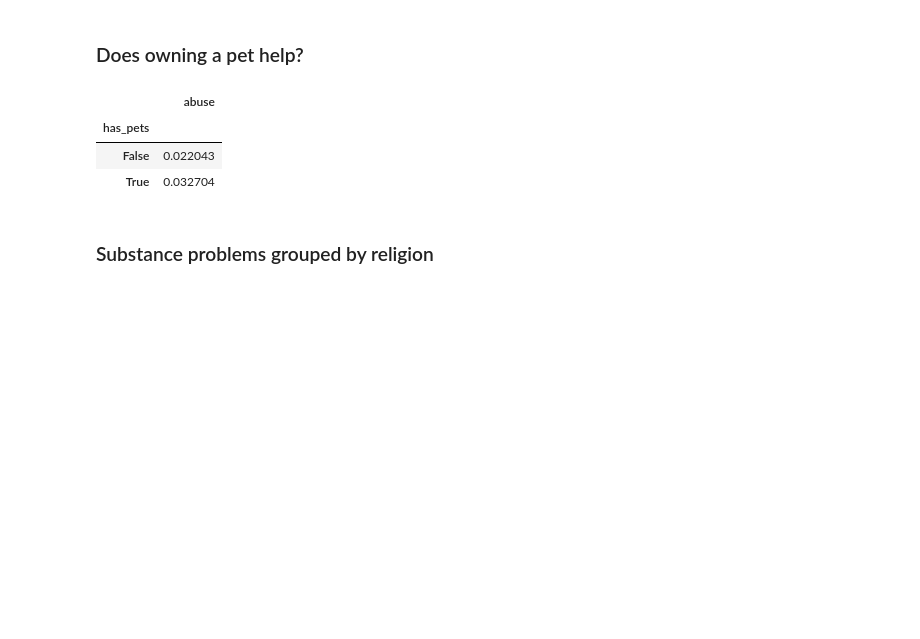
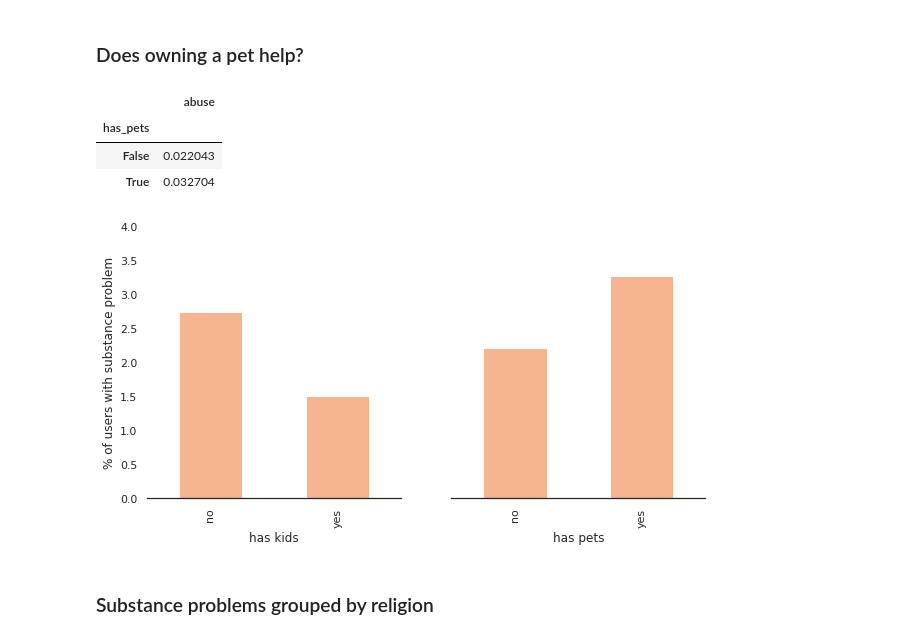
Before and after one commit to brunoarine/substance-problem-study, a Jupyter notebook: notebooks/project.ipynb, the cells around one changed output. Saved outputs shown, nothing was run; the diff lists cells and outputs as text; code cells hidden in the pictures; blank space fills up the shorter version.

```diff
--- a/notebooks/project.ipynb
+++ b/notebooks/project.ipynb
@@ -201,6 +197,27 @@ pets
 | has_pets |  |
 | False | 0.022043 |
 | True | 0.032704 |
+# %%
+kids_plot = kids.rename(index={0: "no", 1: "yes"}).rename_axis("has kids")*100
+pets_plot = pets.rename(index={False: "no", True: "yes"}).rename_axis("has pets")*100
+# %%
+fig, axarr = plt.subplots(1, 2, figsize=(10, 5))
+axarr[0].set_ylabel("% of users with substance problem")
+
+axarr[0].set_ylim([0, 4])
+axarr[1].set_ylim([0, 4])
+
+kids_plot.plot.bar( ax=axarr[0] )
+pets_plot.plot.bar( ax=axarr[1] )
+
+axarr[1].yaxis.set_visible(False)
+axarr[0].legend().set_visible(False)
+axarr[1].legend().set_visible(False)
+sns.despine(left=True)
+
+plt.show()
+# %% [output]
+[figure, added]
 # %% [markdown]
 ### Substance problems grouped by religion
 # %%
```
Also changed, not shown: parts of 6 cells of this notebook.
